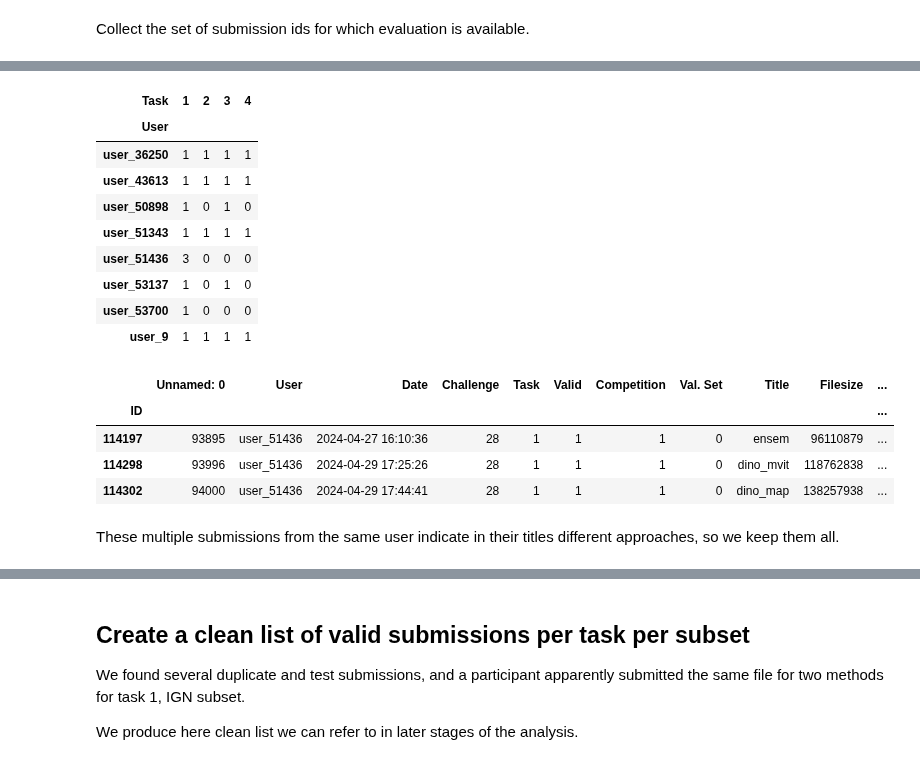
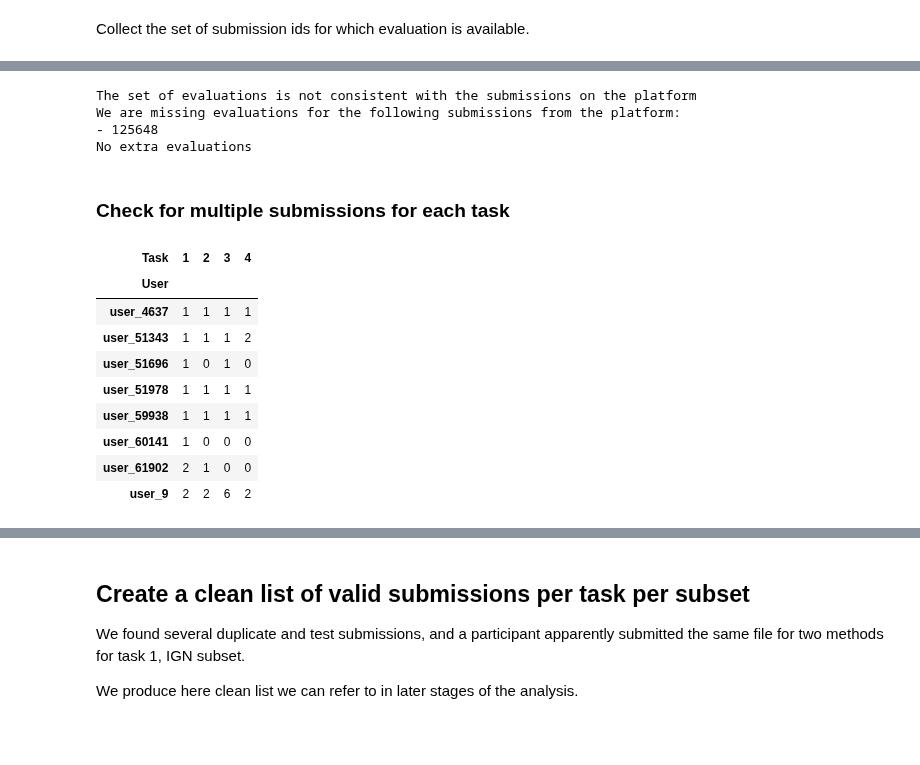
Before and after one commit to icdar-maptext/analysis, a Jupyter notebook: 01-list-valid-submissions.ipynb, the cells around one changed output, grey strips where cells are left out. Drawn from its saved outputs; the diff is of its cells as text; code cells hidden in the pictures; blank space fills up the shorter version.

```diff
--- a/01-list-valid-submissions.ipynb
+++ b/01-list-valid-submissions.ipynb
@@ -112,24 +103,42 @@ submissions_meta_ignored
+# %%
+# Do we have evaluations for all the submissions from the platform?
+if available_evaluations != submissions_ids_platform:
+    print("The set of evaluations is not consistent with the submissions on the platform")
+    missing_evaluations = submissions_ids_platform - available_evaluations
+    if missing_evaluations:
+        print("We are missing evaluations for the following submissions from the platform:")
+        for submission in missing_evaluations:
+            print(f"- {submission}")
+    else:
+        print("No missing evaluations")
+    extra_evaluations = available_evaluations - submissions_ids_platform
+    if extra_evaluations:
+        print("We have extra evaluations for submissions which are not on the platform:")
+        for submission in extra_evaluations:
+            print(f"- {submission}")
+    else:
+        print("No extra evaluations")
+    # raise ValueError("The set of evaluations is not consistent with the submissions on the platform. Please fix this before proceeding.")
+else:
+    print("We have evaluations for all the submissions from the platform.")
+# %% [output]
+The set of evaluations is not consistent with the submissions on the platform
+We are missing evaluations for the following submissions from the platform:
+- 125648
+No extra evaluations
+# %% [markdown]
+### Check for multiple submissions for each task
 # %%
 # count the number of submissions per user for each task
-submissions_meta_valid.groupby(["User", "Task"]).size().unstack().fillna(0).astype(int)
+SUBMISSION_METADATA.groupby(["User", "Task"]).size().unstack().fillna(0).astype(int)
 # %% [output]
 | Task | 1 | 2 | 3 | 4 |
 | User |  |  |  |  |
-| user_36250 | 1 | 1 | 1 | 1 |
-| user_43613 | 1 | 1 | 1 | 1 |
-| user_50898 | 1 | 0 | 1 | 0 |
-| user_51343 | 1 | 1 | 1 | 1 |
-| user_51436 | 3 | 0 | 0 | 0 |
-| user_53137 | 1 | 0 | 1 | 0 |
-| user_53700 | 1 | 0 | 0 | 0 |
-| user_9 | 1 | 1 | 1 | 1 |
+| user_4637 | 1 | 1 | 1 | 1 |
+| user_51343 | 1 | 1 | 1 | 2 |
+| user_51696 | 1 | 0 | 1 | 0 |
+| user_51978 | 1 | 1 | 1 | 1 |
+| user_59938 | 1 | 1 | 1 | 1 |
+| user_60141 | 1 | 0 | 0 | 0 |
+| user_61902 | 2 | 1 | 0 | 0 |
+| user_9 | 2 | 2 | 6 | 2 |
-# %%
-submissions_meta_valid[submissions_meta_valid["User"] == "user_51436"]
-# %% [output]
-|  | Unnamed: 0 | User | Date | Challenge | Task | Valid | Competition | Val. Set | Title | Filesize | ... |
-| ID |  |  |  |  |  |  |  |  |  |  | ... |
-| 114197 | 93895 | user_51436 | 2024-04-27 16:10:36 | 28 | 1 | 1 | 1 | 0 | ensem | 96110879 | ... |
-| 114298 | 93996 | user_51436 | 2024-04-29 17:25:26 | 28 | 1 | 1 | 1 | 0 | dino_mvit | 118762838 | ... |
-| 114302 | 94000 | user_51436 | 2024-04-29 17:44:41 | 28 | 1 | 1 | 1 | 0 | dino_map | 138257938 | ... |
-# %% [markdown]
-These multiple submissions from the same user indicate in their titles different approaches, so we keep them all.
```
Also changed, not shown: parts of 24 cells of this notebook, 5 other files.
